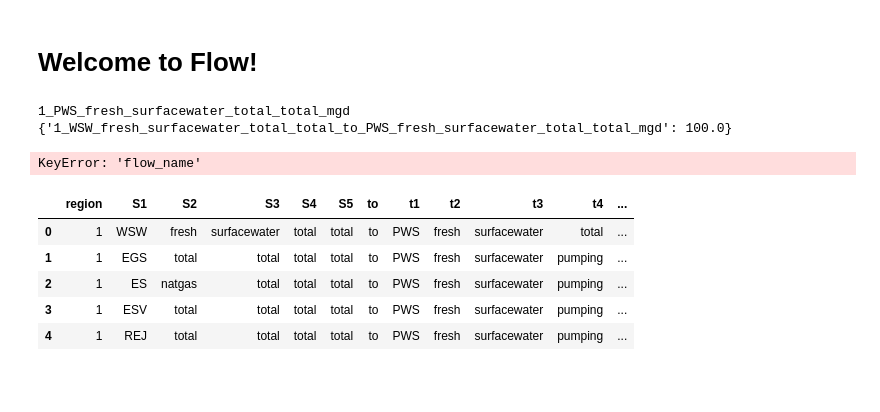
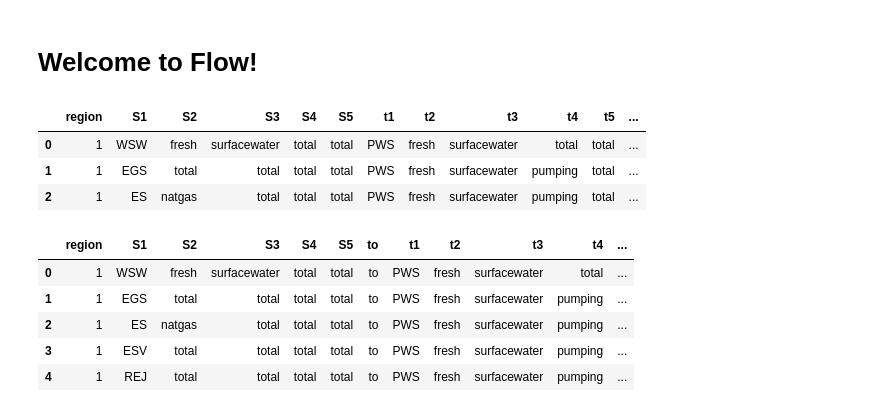
Before and after one commit to pnnl/interflow, a Jupyter notebook: flow_notebook.ipynb, the cells around one changed output. Cells and saved outputs as stored; diff of their text form; code cells hidden in the pictures; blank space fills up the shorter version.

Commit message:
fix total

```diff
--- a/flow_notebook.ipynb
+++ b/flow_notebook.ipynb
@@ -7,12 +7,13 @@ import matplotlib as plt
 import flow
 import yaml
 # %%
-d = flow.calculate(level=1)
+d = flow.calculate(level=5)
 d
 # %% [output]
-1_PWS_fresh_surfacewater_total_total_mgd
-{'1_WSW_fresh_surfacewater_total_total_to_PWS_fresh_surfacewater_total_total_mgd': 100.0}
-KeyError: 'flow_name'
+|  | region | S1 | S2 | S3 | S4 | S5 | t1 | t2 | t3 | t4 | t5 | ... |
+| 0 | 1 | WSW | fresh | surfacewater | total | total | PWS | fresh | surfacewater | total | total | ... |
+| 1 | 1 | EGS | total | total | total | total | PWS | fresh | surfacewater | pumping | total | ... |
+| 2 | 1 | ES | natgas | total | total | total | PWS | fresh | surfacewater | pumping | total | ... |
 # %%
 value_columns = d.columns[:].to_list()
 m = pd.melt(d, value_vars=value_columns, var_name='flow_name', value_name='value')
```
Also changed, not shown: 2 other files.
